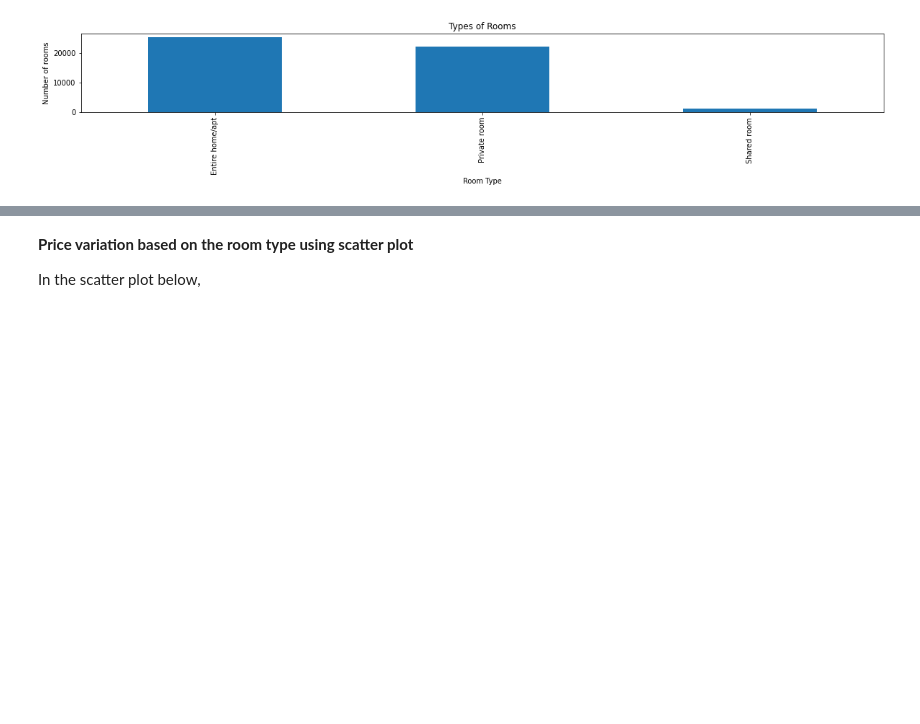
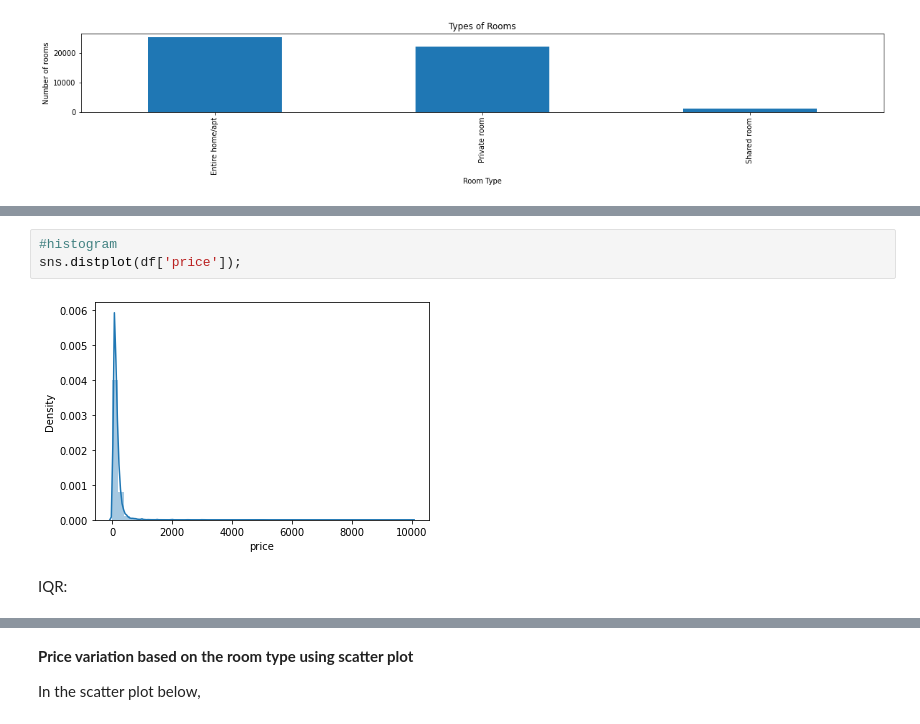
Before and after one commit to MeghanaRanganath98/EDA-data-analysis, a Jupyter notebook: Meghana_R_S__Airbnb_Bookings_Analysis_Capstone_Project.ipynb, the cells around one changed output, grey strips where cells are left out. Drawn from its saved outputs; the diff is of its cells as text; blank space fills up the shorter version.

```diff
--- a/Meghana_R_S__Airbnb_Bookings_Analysis_Capstone_Project.ipynb
+++ b/Meghana_R_S__Airbnb_Bookings_Analysis_Capstone_Project.ipynb
@@ -337,0 +352,7 @@ plt.rcParams['figure.figsize']=(30,5)
+# %%
+#histogram
+sns.distplot(df['price']);
+# %% [output]
+[figure, added]
+# %% [markdown]
+IQR:
```
Also changed, not shown: parts of 23 cells of this notebook.
